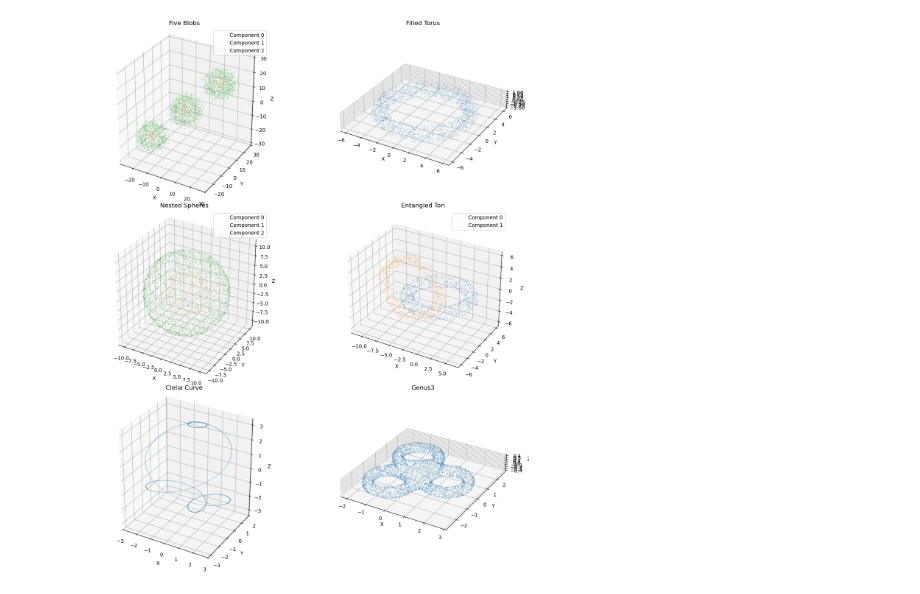
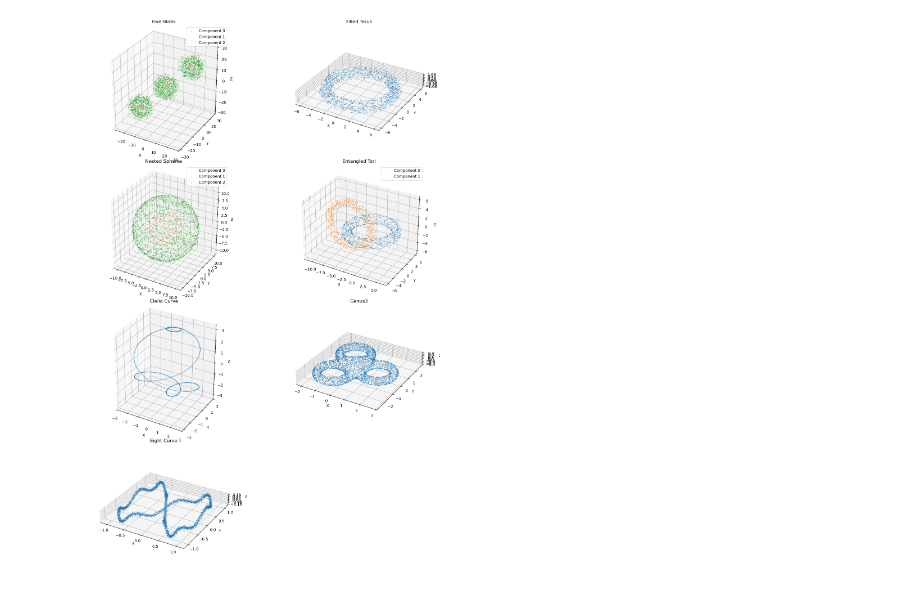
Before and after one commit to graeps/TopoGeoAEs, a Jupyter notebook: notebooks/topo_datasets.ipynb, the cells around one changed output. Saved outputs shown, nothing was run; the diff lists cells and outputs as text; code cells hidden in the pictures.

```diff
--- a/notebooks/topo_datasets.ipynb
+++ b/notebooks/topo_datasets.ipynb
@@ -125,7 +125,7 @@ def generate_entangled_tori(n_points=5000, R=5.0, r=1.0, filled1=False, filled2=
 
 def torus_implicit_field(x, y, z, R, r):
     return (x ** 2 + y ** 2 + z ** 2) ** 2 - 2 * (R ** 2 + r ** 2) * (x ** 2 + y ** 2) + 2 * (
-                R ** 2 - r ** 2) * z ** 2 + (R ** 2 - r ** 2) ** 2
+            R ** 2 - r ** 2) * z ** 2 + (R ** 2 - r ** 2) ** 2
 
 
 def genus3_field(x, y, z, n=3, R=1.0, r=0.25):
@@ -254,6 +254,19 @@ def generate_clelia_curve(n_points=5000, r=3.0, c=3.0, embedding_dim=3, translat
     return points, t
 
 
+def generate_8_curve_dataset(n_samples=1000, noise_std=0.01):
+    t = torch.linspace(0, 2 * torch.pi, n_samples)
+
+    x = torch.sin(t)
+    y = torch.sin(2*t)
+    z = 0.1 * torch.sin(10 * t)
+
+    data = torch.stack([x, y, z], dim=1)
+    data += noise_std * torch.randn_like(data)
+
+    return data, t
+
+
 def rotate_translate(points, embedding_dim, translation=None, rotation=None):
     if embedding_dim > 3:
         points = torch.cat([points, torch.zeros(embedding_dim - 3)])
@@ -291,18 +304,12 @@ def visualize_manifolds(manifolds_dict):
                     points[mask, 2].numpy(),
                     alpha=0.6,
                     label=f'Component {int(label)}',
-                    s=0.1
+                    s=0.5
                 )
             ax.legend()
         else:
             points = data
-            ax.scatter(
-                points[:, 0].numpy(),
-                points[:, 1].numpy(),
-                points[:, 2].numpy(),
-                alpha=0.6,
-                s=0.1
-            )
+            ax.scatter(points[:, 0].numpy(), points[:, 1].numpy(), points[:, 2].numpy(), alpha=0.6, s=0.5)
 
         ax.set_title(name)
         ax.set_xlabel('X')
@@ -323,35 +330,40 @@ if __name__ == "__main__":
     # 1. Generate five blobs (contractible manifolds)
     blobs, blob_labels = generate_three_manifolds("nested_spheres")
 
     # 2. Generate filled torus
     filled_torus, torus_labels = generate_torus(n_points=2000, filled=True)
 
     # 3. Generate nested spheres
     nested_spheres, sphere_labels = generate_nested_spheres(n_points=3000, radii=[1, 5, 10])
 
     # 4. Generate entangled tori (one filled, one hollow)
     entangled_tori, tori_labels = generate_entangled_tori(
         n_points=2000, filled1=False, filled2=True
     )
 
     # 5. Generate Clelia curve
     clelia_curve, clelia_labels = generate_clelia_curve(n_points=1000)
 
+    # 6. Gen3 surface
     genus3, _ = generate_genus3()
+
+    # 7. Eight-shaped curve
+    eight_curve, _ = generate_8_curve_dataset(n_samples=5000, noise_std=0.02)
 
     # Visualize all manifolds
     manifolds = {
         'Five Blobs': (blobs, blob_labels),
         'Filled Torus': filled_torus,
         'Nested Spheres': (nested_spheres, sphere_labels),
         'Entangled Tori': (entangled_tori, tori_labels),
         'Clelia Curve': clelia_curve,
-        'Genus3': genus3
+        'Genus3': genus3,
+        'Eight Curve': eight_curve,
     }
 
     visualize_manifolds(manifolds)
 # %% [output]
-[figure, old version]
+[figure, new version]
 # %%
 import numpy as np
 from skimage.measure import marching_cubes
```
Also changed, not shown: parts of 1 cell of this notebook, 21 other files.
